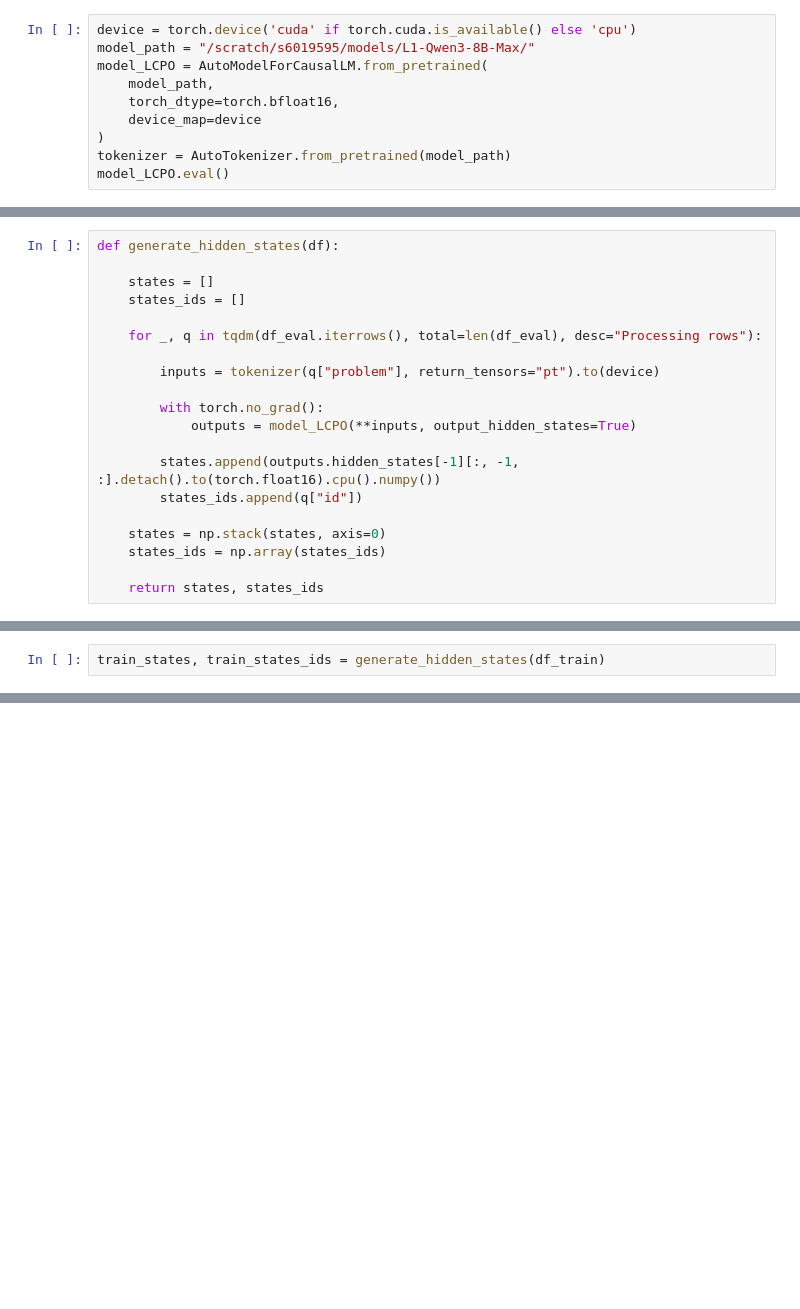
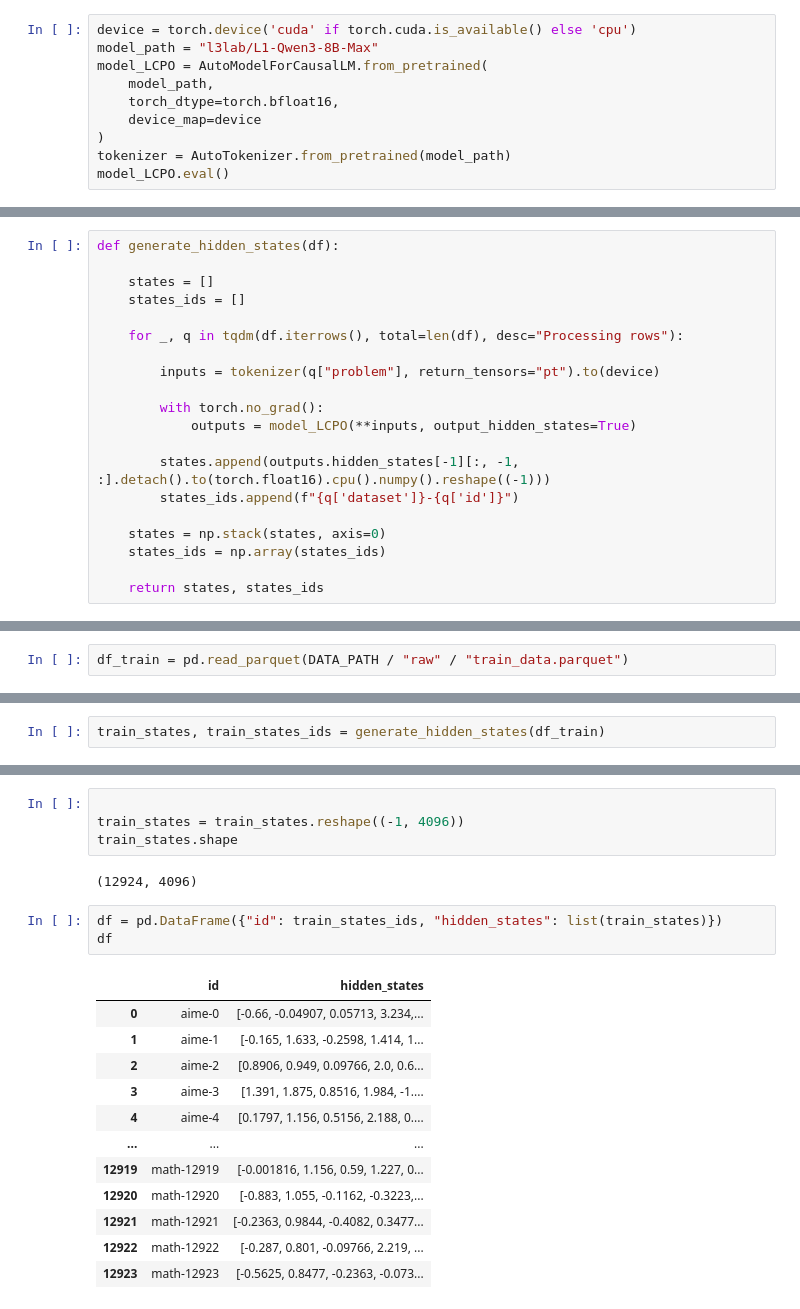
Before and after one commit to SebastianJitaru29/llm-think-too-much, a Jupyter notebook: data/processing/notebooks/data_extraction.ipynb, the cells around one changed output, grey strips where cells are left out. Drawn from its saved outputs; the diff is of its cells as text; blank space fills up the shorter version.

```diff
--- a/data/processing/notebooks/data_extraction.ipynb
+++ b/data/processing/notebooks/data_extraction.ipynb
@@ -499,6 +527,6 @@ from transformers import AutoTokenizer, AutoModelForCausalLM
 # %%
 device = torch.device('cuda' if torch.cuda.is_available() else 'cpu')
-model_path = "/scratch/s6019595/models/L1-Qwen3-8B-Max/"
+model_path = "l3lab/L1-Qwen3-8B-Max"
 model_LCPO = AutoModelForCausalLM.from_pretrained(
     model_path,
     torch_dtype=torch.bfloat16,
@@ -532,15 +559,15 @@ def generate_hidden_states(df):
     states = []
     states_ids = []
 
-    for _, q in tqdm(df_eval.iterrows(), total=len(df_eval), desc="Processing rows"):
+    for _, q in tqdm(df.iterrows(), total=len(df), desc="Processing rows"):
 
         inputs = tokenizer(q["problem"], return_tensors="pt").to(device)
 
         with torch.no_grad():
             outputs = model_LCPO(**inputs, output_hidden_states=True)
 
-        states.append(outputs.hidden_states[-1][:, -1, :].detach().to(torch.float16).cpu().numpy())
-        states_ids.append(q["id"])
+        states.append(outputs.hidden_states[-1][:, -1, :].detach().to(torch.float16).cpu().numpy().reshape((-1)))
+        states_ids.append(f"{q['dataset']}-{q['id']}")
 
     states = np.stack(states, axis=0)
     states_ids = np.array(states_ids)
@@ -570,5 +607,7 @@ np.save("/home4/s6019595/llm-think-too-much/data/processed/eval/hidden_state_ids
 # %% [markdown]
 ### Generation of training hidden states
+# %%
+df_train = pd.read_parquet(DATA_PATH / "raw" / "train_data.parquet")
 # %%
 print(df_train["problem"].iloc[0])
 print(df_train.shape)
@@ -589,0 +634,22 @@ np.save("/home4/s6019595/llm-think-too-much/data/processed/train/hidden_state_id
+# %%
+
+train_states = train_states.reshape((-1, 4096))
+train_states.shape
+# %% [output]
+(12924, 4096)
+# %%
+df = pd.DataFrame({"id": train_states_ids, "hidden_states": list(train_states)})
+df
+# %% [output]
+|  | id | hidden_states |
+| 0 | aime-0 | [-0.66, -0.04907, 0.05713, 3.234,... |
+| 1 | aime-1 | [-0.165, 1.633, -0.2598, 1.414, 1... |
+| 2 | aime-2 | [0.8906, 0.949, 0.09766, 2.0, 0.6... |
+| 3 | aime-3 | [1.391, 1.875, 0.8516, 1.984, -1.... |
+| 4 | aime-4 | [0.1797, 1.156, 0.5156, 2.188, 0.... |
+| ... | ... | ... |
+| 12919 | math-12919 | [-0.001816, 1.156, 0.59, 1.227, 0... |
+| 12920 | math-12920 | [-0.883, 1.055, -0.1162, -0.3223,... |
+| 12921 | math-12921 | [-0.2363, 0.9844, -0.4082, 0.3477... |
+| 12922 | math-12922 | [-0.287, 0.801, -0.09766, 2.219, ... |
+| 12923 | math-12923 | [-0.5625, 0.8477, -0.2363, -0.073... |
```
Also changed, not shown: parts of 28 cells of this notebook, 1 other file.
